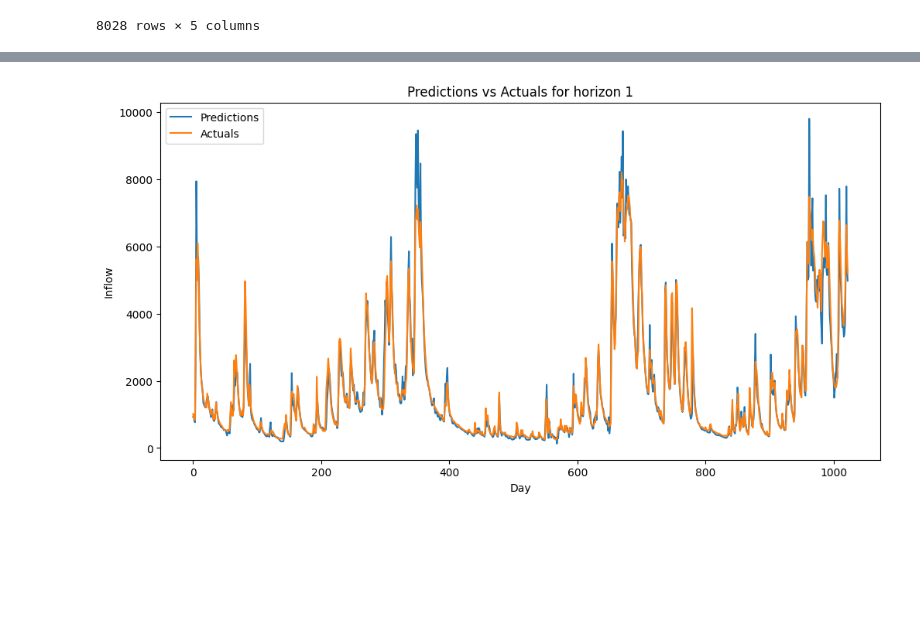
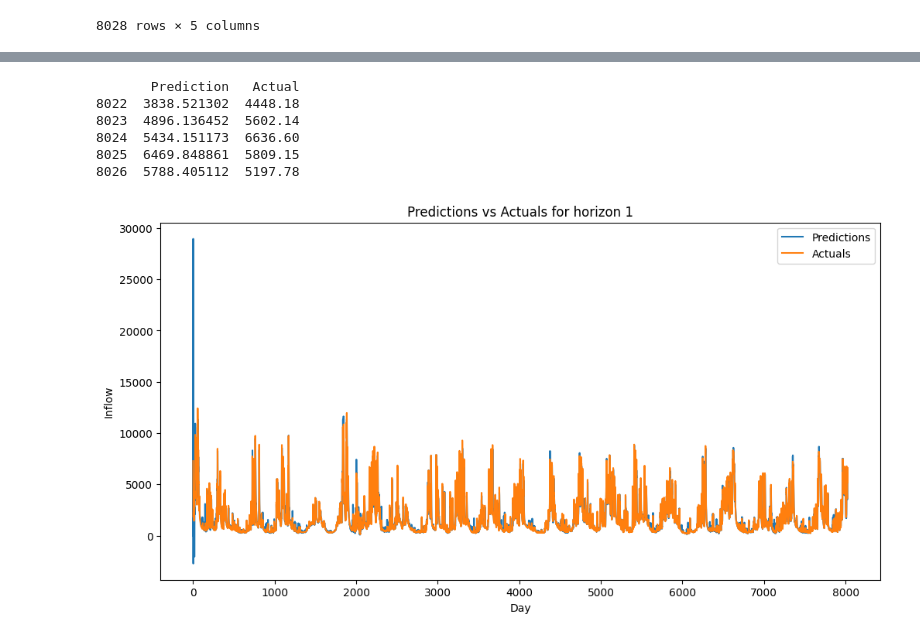
Before and after one commit to nicolaigarder/Forecasting-water-inflow, a Jupyter notebook: RLS.ipynb, the cells around one changed output, grey strips where cells are left out. Drawn from its saved outputs; the diff is of its cells as text; code cells hidden in the pictures; blank space fills up the shorter version.

```diff
--- a/RLS.ipynb
+++ b/RLS.ipynb
@@ -371,11 +187,59 @@ rmse_values
+# %%
+import numpy as np
+import pandas as pd
+import padasip as pa
+
+# For one-day-ahead forecasting without a window:
+# For each time t (from 1 to n-1), we use:
+#   - A constant term (bias)
+#   - The inflow value from the previous day: df['Inflow'][t-1]
+#   - Temperature and Precipitation for the forecast day (day t)
+# And we predict the inflow for day t.
+X, y = [], []
+for t in range(1, len(inflow_df)):
+    x_input = np.array([
+        1.0,                      # Constant term for bias
+        inflow_df['Inflow'].iloc[t-1],   # Previous day's inflow
+        inflow_df['Temp'].iloc[t],       # Temperature for forecast day
+        inflow_df['Rain'].iloc[t]  # Precipitation for forecast day
+    ])
+    X.append(x_input)
+    y.append(inflow_df['Inflow'].iloc[t])
+X = np.array(X)
+y = np.array(y)
+
+# Initialize the RLS filter
+# n_features = 4 (constant, previous inflow, temperature, precipitation)
+rls_filter = pa.filters.FilterRLS(n=X.shape[1], mu=0.99, w="zeros")
+
+# Online forecasting: predict and then update the filter with the new observation
+predictions = []
+for xi, yi in zip(X, y):
+    y_pred = rls_filter.predict(xi)
+    predictions.append(y_pred)
+    rls_filter.adapt(yi, xi)
+
+# Create a DataFrame to compare predictions with actual values
+results_df = pd.DataFrame({
+    'Prediction': predictions,
+    'Actual': y
+})
+print(results_df.tail())
+# %% [output]
+       Prediction   Actual
+8022  3838.521302  4448.18
+8023  4896.136452  5602.14
+8024  5434.151173  6636.60
+8025  6469.848861  5809.15
+8026  5788.405112  5197.78
 # %%
 plt.figure(figsize=(12, 6))
-plt.plot(post_processed_df['Day 1 Pred'], label='Predictions')
-plt.plot(post_processed_df['Day 1 Actual'], label='Actuals')
+plt.plot(results_df["Prediction"], label='Predictions')
+plt.plot(results_df["Actual"], label='Actuals')
 plt.xlabel('Day')
 plt.ylabel('Inflow')
 plt.title("Predictions vs Actuals for horizon 1")
 plt.legend()
 plt.show()
 # %% [output]
-[figure, old version]
+[figure, new version]
```
Also changed, not shown: parts of 7 cells of this notebook, 5 other files.
